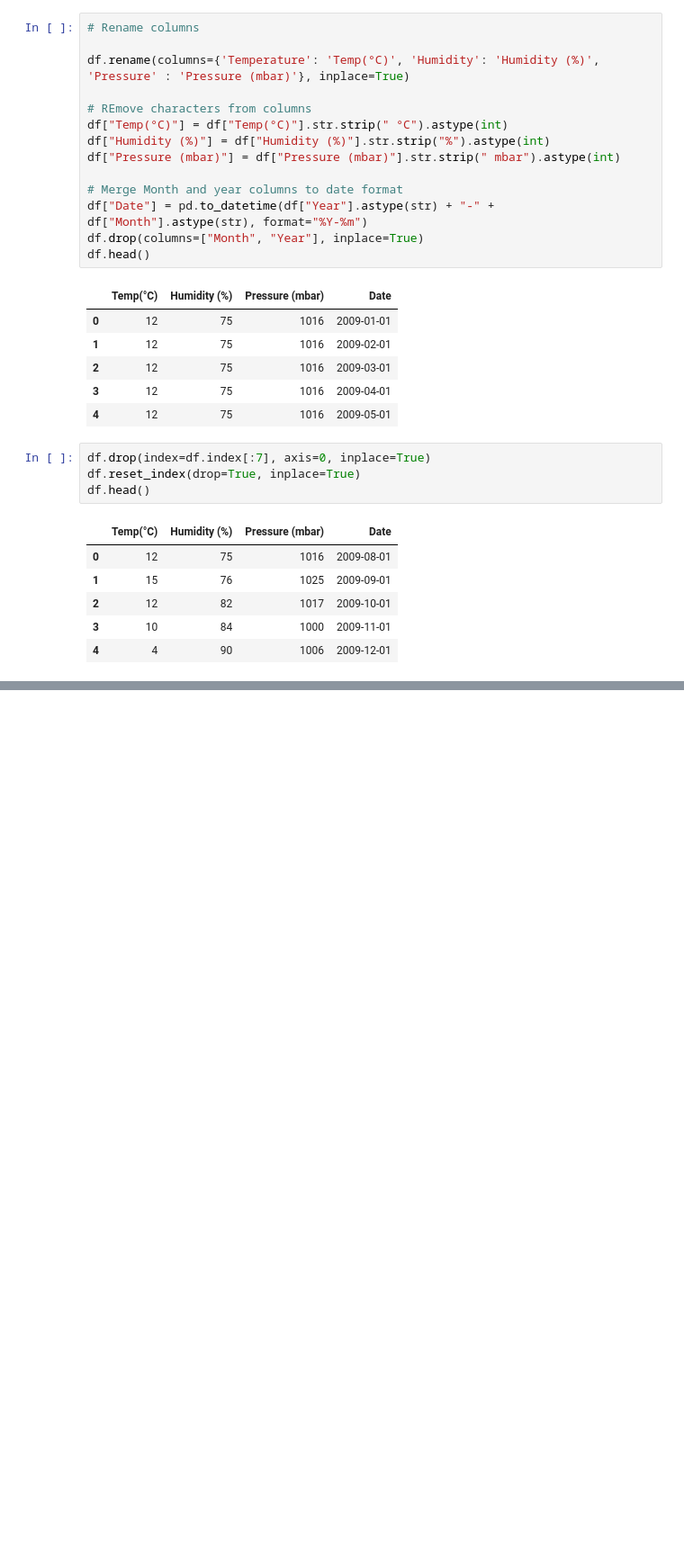
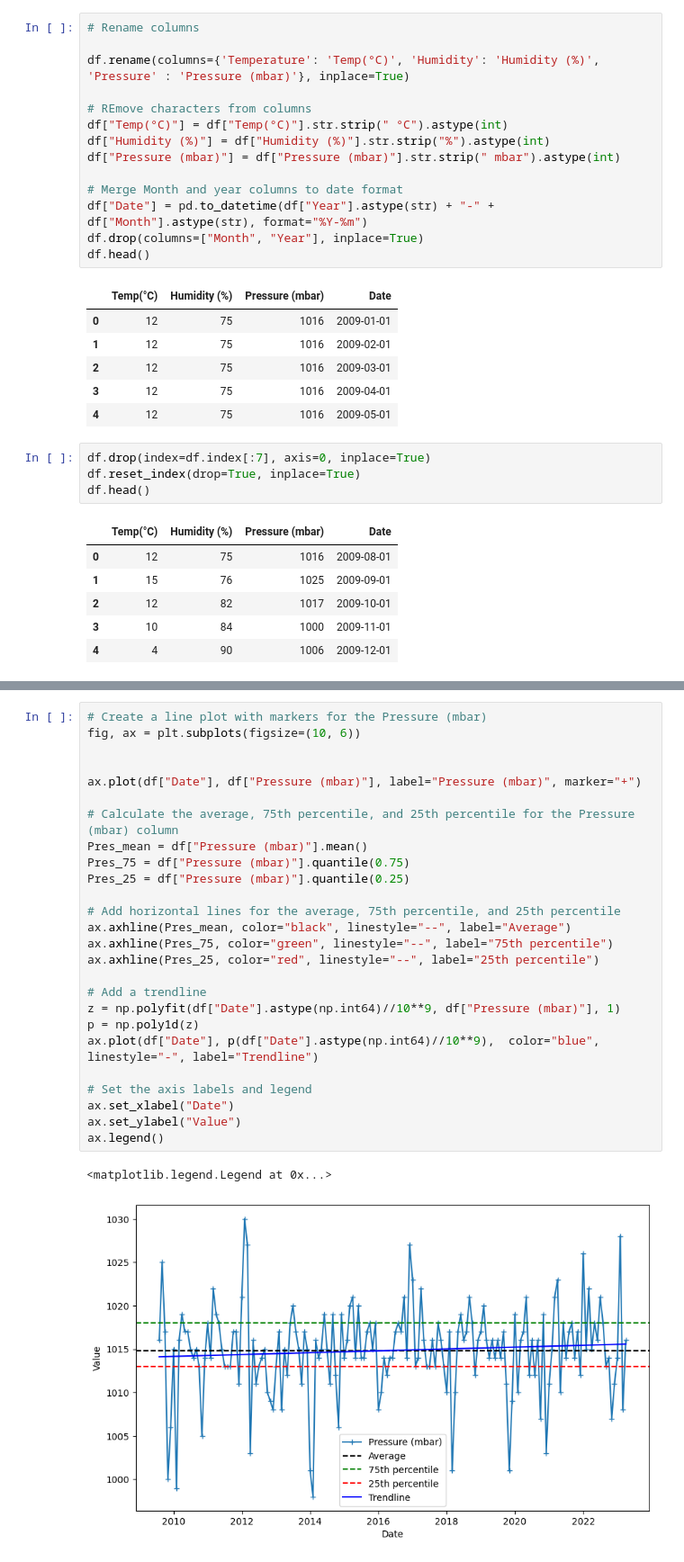
Before and after one commit to Ndaruga/Time-Series-Forecasitng-Using-Neural-Networks, a Jupyter notebook: weather_clean.ipynb, the cells around one changed output, grey strips where cells are left out. Shown at 90% size. Cells and saved outputs as stored; diff of their text form; blank space fills up the shorter version.

```diff
--- a/weather_clean.ipynb
+++ b/weather_clean.ipynb
@@ -59,0 +122,29 @@ df.head()
+# %%
+# Create a line plot with markers for the Pressure (mbar)
+fig, ax = plt.subplots(figsize=(10, 6))
+
+
+ax.plot(df["Date"], df["Pressure (mbar)"], label="Pressure (mbar)", marker="+")
+
+# Calculate the average, 75th percentile, and 25th percentile for the Pressure (mbar) column
+Pres_mean = df["Pressure (mbar)"].mean()
+Pres_75 = df["Pressure (mbar)"].quantile(0.75)
+Pres_25 = df["Pressure (mbar)"].quantile(0.25)
+
+# Add horizontal lines for the average, 75th percentile, and 25th percentile
+ax.axhline(Pres_mean, color="black", linestyle="--", label="Average")
+ax.axhline(Pres_75, color="green", linestyle="--", label="75th percentile")
+ax.axhline(Pres_25, color="red", linestyle="--", label="25th percentile")
+
+# Add a trendline
+z = np.polyfit(df["Date"].astype(np.int64)//10**9, df["Pressure (mbar)"], 1)
+p = np.poly1d(z)
+ax.plot(df["Date"], p(df["Date"].astype(np.int64)//10**9),  color="blue", linestyle="-", label="Trendline")
+
+# Set the axis labels and legend
+ax.set_xlabel("Date")
+ax.set_ylabel("Value")
+ax.legend()
+# %% [output]
+<matplotlib.legend.Legend at 0x...>
+[figure, added]
```
Also changed, not shown: parts of 4 cells of this notebook.
